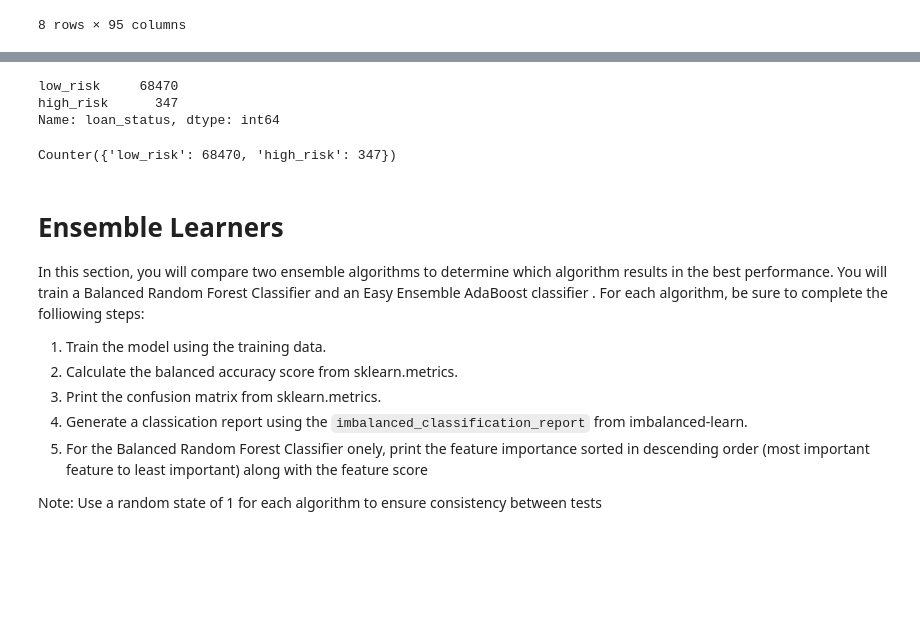
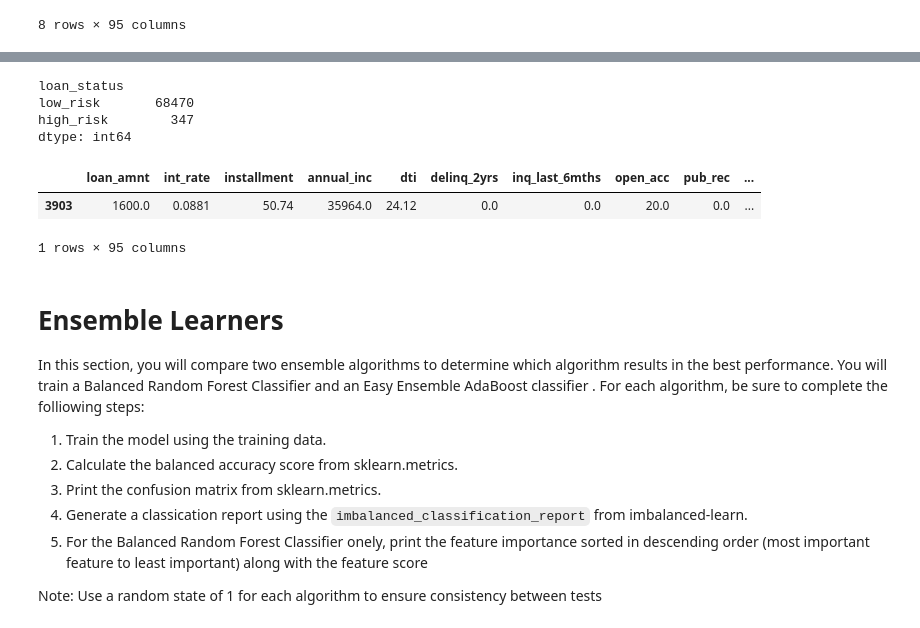
Before and after one commit to HusamQ/Credit_Risk_Analysis, a Jupyter notebook: credit_risk_ensemble.ipynb, the cells around one changed output, grey strips where cells are left out. Saved outputs shown, nothing was run; the diff lists cells and outputs as text; code cells hidden in the pictures; blank space fills up the shorter version.

```diff
--- a/credit_risk_ensemble.ipynb
+++ b/credit_risk_ensemble.ipynb
@@ -45,7 +82,7 @@ columns = [
 target = ["loan_status"]
 # %%
 # Load the data
-file_path = Path('LoanStats_2019Q1.csv')
+file_path = Path('LoanStats_2019Q1.csv', low_memory=False)
 df = pd.read_csv(file_path, skiprows=1)[:-2]
 df = df.loc[:, columns].copy()
 
@@ -87,10 +124,10 @@ df.head()
 # %%
 # Create our features
 X = df.drop(columns = "loan_status")
-x = pd.get_dummies(x)
+X = pd.get_dummies(X)
 
 # Create our target
-y = df['loan_status']
+y = df.loc[:,target].copy()
 # %%
 X.describe()
 # %% [output]
@@ -118,17 +164,20 @@ memory usage: 132.0 bytes
 # %%
 # Check the balance of our target values
-y['loan_status'].value_counts()
+y.value_counts()
 # %% [output]
-low_risk     68470
-high_risk      347
-Name: loan_status, dtype: int64
+loan_status
+low_risk       68470
+high_risk        347
+dtype: int64
-# %%
-Counter(y)
-# %% [output]
-Counter({'low_risk': 68470, 'high_risk': 347})
 # %%
 from sklearn.model_selection import train_test_split
-# YOUR CODE HERE
+X_train, X_test, y_train, y_test = train_test_split(X, y, random_state=1)
+# %%
+X_train[:1]
+# %% [output]
+|  | loan_amnt | int_rate | installment | annual_inc | dti | delinq_2yrs | inq_last_6mths | open_acc | pub_rec | ... |
+| 3903 | 1600.0 | 0.0881 | 50.74 | 35964.0 | 24.12 | 0.0 | 0.0 | 20.0 | 0.0 | ... |
+1 rows × 95 columns
 # %% [markdown]
 # Ensemble Learners
 
```
Also changed, not shown: parts of 21 cells of this notebook, 1 other file.
